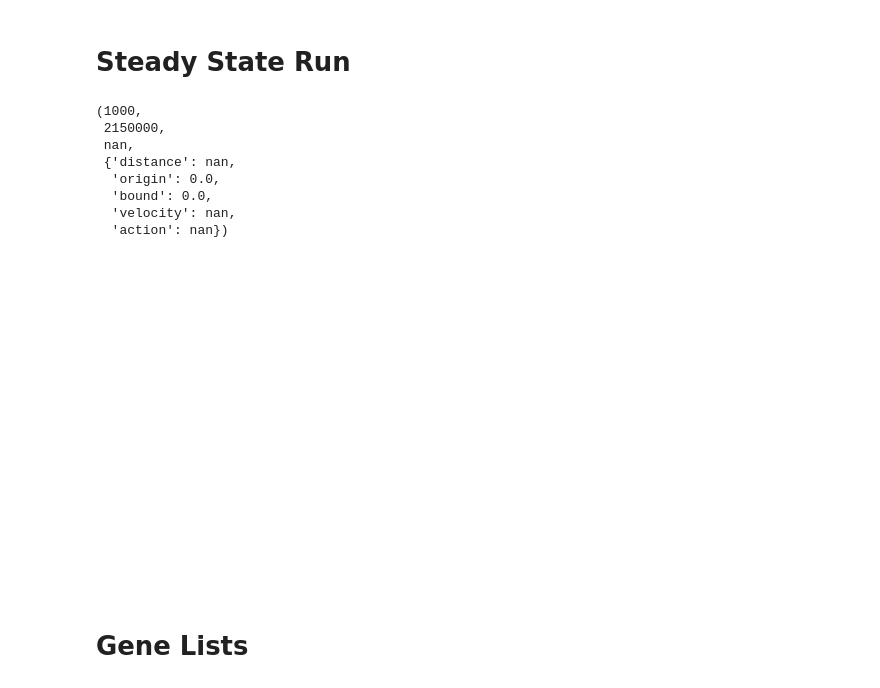
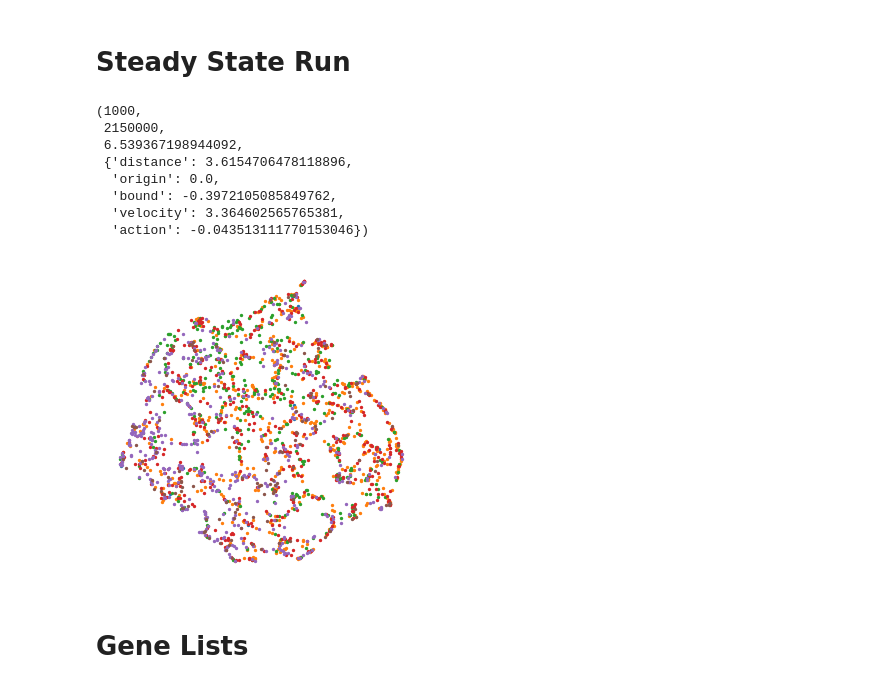
Before and after one commit to Oafish1/CellTRIP, a Jupyter notebook: scripts/analysis.ipynb, the cells around one changed output. Cells and saved outputs as stored; diff of their text form; code cells hidden in the pictures.

```diff
--- a/scripts/analysis.ipynb
+++ b/scripts/analysis.ipynb
@@ -120,17 +120,19 @@ env = env_init().to('cuda')
 policy = policy_init(env).to('cuda')
 # policy.load_checkpoint('s3://nkalafut-celltrip/checkpoints/3gpu-new-arch-10-norms-log-0040.weights')
 # policy.load_checkpoint('s3://nkalafut-celltrip/checkpoints/Huge-Batch-Fix-0200.weights')
-policy.load_checkpoint('s3://nkalafut-celltrip/checkpoints/Partial-L2-VelLinear-ClampLog-0800.weights')
-policy = policy.eval()
+policy.load_checkpoint('s3://nkalafut-celltrip/checkpoints/Noise-0500.weights')
 # policy.actor_critic.log_std.data = torch.tensor(-2., device=policy.policy_iteration.device)
 # %% [markdown]
 # Steady State Run
 # %%
 train_mask = env.dataloader.mask
 env.dataloader.mask = None
+env.noise = 0
+policy = policy.eval()
+env.max_timesteps = 1_000
+env.vel_threshold = 1e-3
+env.set_termination_conds(time=True, velocity=False)
 env.reset()
-env.max_timesteps = 1000
-# env.set_termination_conds(time=False, velocity=True)
 memory = memory_init(policy)
 ret = celltrip.train.simulate_until_completion(env, policy, memory, keys=env.keys, store_states=True)
 rewards = ret[:-1]
@@ -140,12 +142,12 @@ rewards
 # %% [output]
 (1000,
  2150000,
- nan,
- {'distance': nan,
+ 6.539367198944092,
+ {'distance': 3.6154706478118896,
   'origin': 0.0,
-  'bound': 0.0,
-  'velocity': nan,
-  'action': nan})
+  'bound': -0.3972105085849762,
+  'velocity': 3.364602565765381,
+  'action': -0.043513111770153046})
 # %%
 # # Our result
 # print(env.get_distance_match().mean())
@@ -186,24 +188,25 @@ rewards
 # %%
 # Get data and types
 reducer = umap.UMAP()  # random_state=42
 # raw = env.dataloader.adatas[0][env.keys].X
 raw = steady_states[-1, :, :env.dim]
 
 # Transform
-# transformed = reducer.fit_transform(raw)
-transformed = raw[:, :2]
+transformed = reducer.fit_transform(raw)
+# transformed = raw[:, :2]
+# transformed = raw[:, 1:3]
 types = env.dataloader.adatas[0].obs.loc[env.keys, 'layer'].to_numpy()
 
 # Plot
 fig, ax = plt.subplots(figsize=(4, 4))
 for t in np.unique(types):
     ax.scatter(*transformed[types==t].T, s=2)
 sns.despine(left=True, bottom=True, ax=ax)
 ax.set_xticks([])
 ax.set_yticks([])
 fig.show()
 # %% [output]
-[figure, old version]
+[figure, new version]
 # %%
 # fastplotlib, pyqtgraph(!), dearpygui, datashader(!), Vega-Altair, Holoviews, polars for dataframes(?)
 # https://gist.github.com/markjay4k/da2f55e28514be7160a7c5fbf95bd243
```
Also changed, not shown: parts of 9 cells of this notebook, 18 other files.
